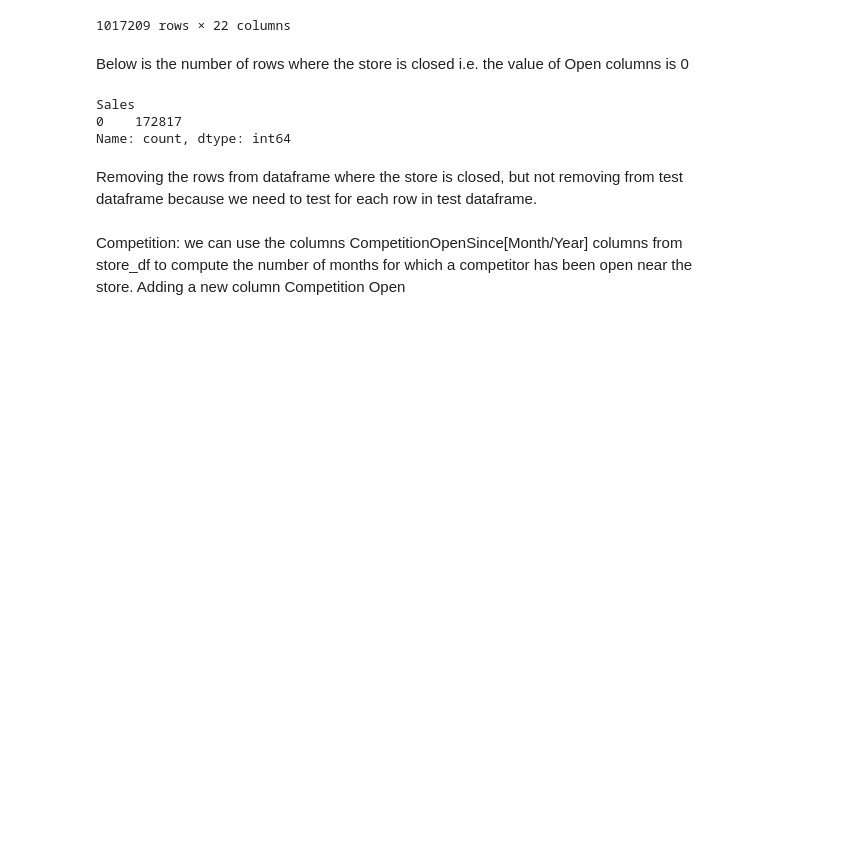
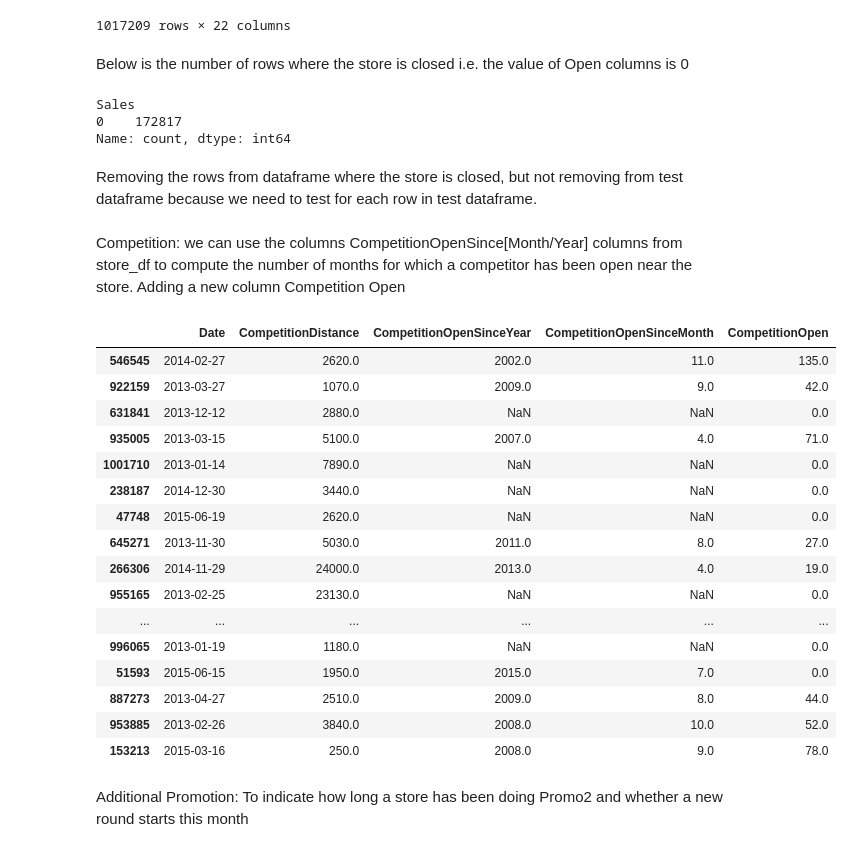
Before and after one commit to tusharx0809/machine-learning, a Jupyter notebook: gradient-boosting/gradient-boost.ipynb, the cells around one changed output. Drawn from its saved outputs; the diff is of its cells as text; code cells hidden in the pictures; blank space fills up the shorter version.

```diff
--- a/gradient-boosting/gradient-boost.ipynb
+++ b/gradient-boosting/gradient-boost.ipynb
@@ -170,3 +170,26 @@ def comp_months(df):
 # %%
 comp_months(merged_df)
 comp_months(merged_test_df)
+# %%
+merged_df[['Date', 'CompetitionDistance', 'CompetitionOpenSinceYear', 'CompetitionOpenSinceMonth', 'CompetitionOpen']].sample(20)
+# %% [output]
+|  | Date | CompetitionDistance | CompetitionOpenSinceYear | CompetitionOpenSinceMonth | CompetitionOpen |
+| 546545 | 2014-02-27 | 2620.0 | 2002.0 | 11.0 | 135.0 |
+| 922159 | 2013-03-27 | 1070.0 | 2009.0 | 9.0 | 42.0 |
+| 631841 | 2013-12-12 | 2880.0 | NaN | NaN | 0.0 |
+| 935005 | 2013-03-15 | 5100.0 | 2007.0 | 4.0 | 71.0 |
+| 1001710 | 2013-01-14 | 7890.0 | NaN | NaN | 0.0 |
+| 238187 | 2014-12-30 | 3440.0 | NaN | NaN | 0.0 |
+| 47748 | 2015-06-19 | 2620.0 | NaN | NaN | 0.0 |
+| 645271 | 2013-11-30 | 5030.0 | 2011.0 | 8.0 | 27.0 |
+| 266306 | 2014-11-29 | 24000.0 | 2013.0 | 4.0 | 19.0 |
+| 955165 | 2013-02-25 | 23130.0 | NaN | NaN | 0.0 |
+| ... | ... | ... | ... | ... | ... |
+| 996065 | 2013-01-19 | 1180.0 | NaN | NaN | 0.0 |
+| 51593 | 2015-06-15 | 1950.0 | 2015.0 | 7.0 | 0.0 |
+| 887273 | 2013-04-27 | 2510.0 | 2009.0 | 8.0 | 44.0 |
+| 953885 | 2013-02-26 | 3840.0 | 2008.0 | 10.0 | 52.0 |
+| 153213 | 2015-03-16 | 250.0 | 2008.0 | 9.0 | 78.0 |
+# %% [markdown]
+Additional Promotion:
+To indicate how long a store has been doing Promo2 and whether a new round starts this month
```
Also changed, not shown: parts of 4 cells of this notebook.
